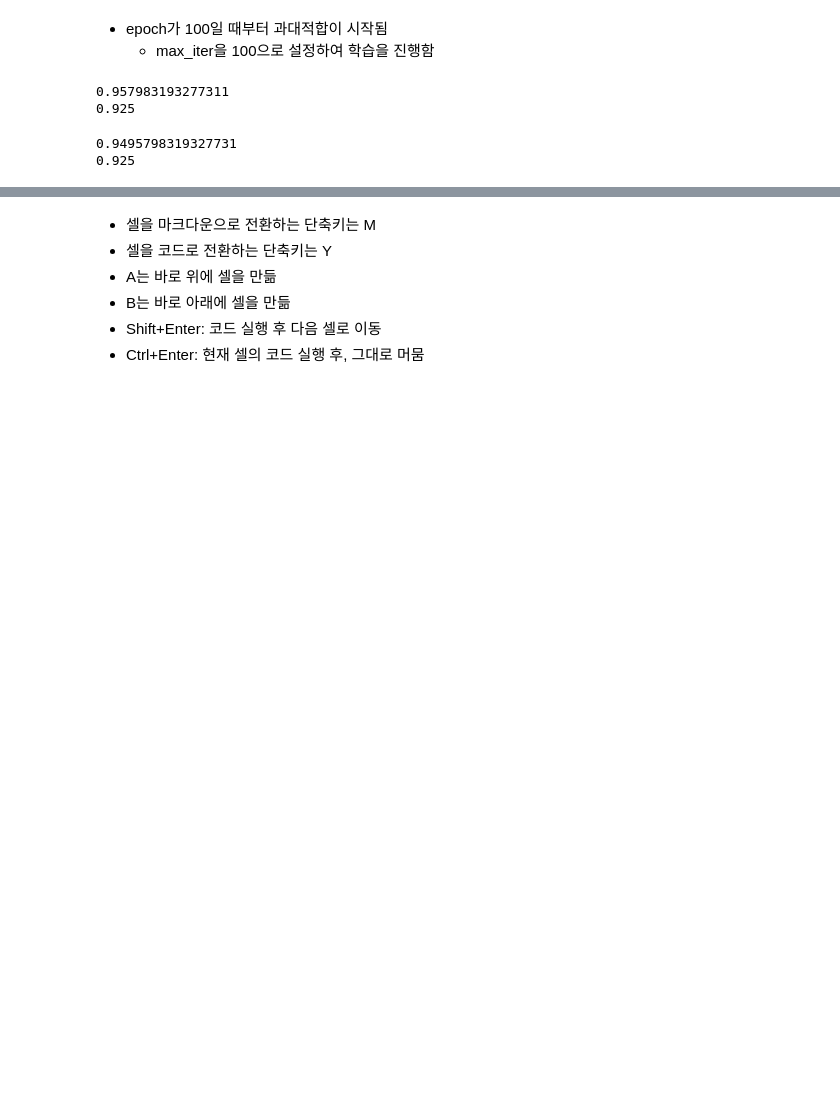
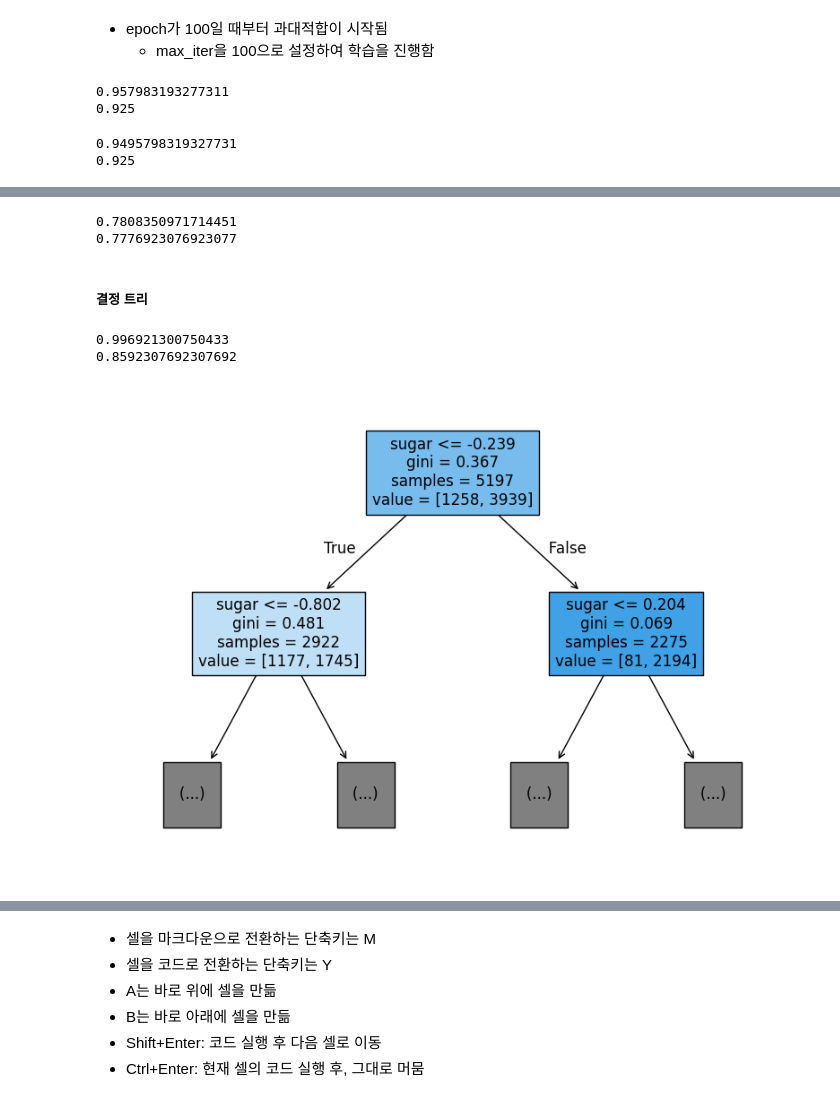
Before and after one commit to yccho1004/pythonBasic, a Jupyter notebook: HonGong-ML-DL_py/basics.ipynb, the cells around one changed output, grey strips where cells are left out. Saved outputs shown, nothing was run; the diff lists cells and outputs as text; code cells hidden in the pictures; blank space fills up the shorter version.

```diff
--- a/HonGong-ML-DL_py/basics.ipynb
+++ b/HonGong-ML-DL_py/basics.ipynb
@@ -723,0 +762,50 @@ print(sc.score(test_scaled, test_target))
+# %%
+#전체 데이터에서 입력 데이터와 타깃 데이터를 추출함
+data = wine[['alcohol', 'sugar', 'pH']]
+target = wine['class']
+
+#입력 데이터와 타깃 데이터를 훈련 세트와 테스트 세트로 나눔
+from sklearn.model_selection import train_test_split
+train_input, test_input, train_target, test_target = train_test_split(data, target, test_size=0.2, random_state=42) #test_size를 지정하지 않으면 25%를 지정함. 여기서는 20%만 지정하도록 함
+#print(train_input.shape, test_input.shape) #->(5197, 3) (1300, 3)
+
+#입력 데이터의 정규화(DataFrame이 넘파이 배열로 반환됨)
+from sklearn.preprocessing import StandardScaler
+ss = StandardScaler()
+ss.fit(train_input)
+train_scaled = ss.transform(train_input) #DataFrame이 넘파이 배열로 반환됨
+test_scaled = ss.transform(test_input)
+
+#로지스틱 회귀 모델을 사용한 학습
+from sklearn.linear_model import LogisticRegression
+lr = LogisticRegression()
+lr.fit(train_scaled, train_target)
+print(lr.score(train_scaled, train_target))
+print(lr.score(test_scaled, test_target))
+# %% [output]
+0.7808350971714451
+0.7776923076923077
+# %% [markdown]
+##### 결정 트리
+# %%
+#결정 트리 알고리즘 적용
+from sklearn.tree import DecisionTreeClassifier
+dt = DecisionTreeClassifier(random_state=42) #random_state는 기존 결과와 같은 맥락을 유지하기 위해 사용한 것이며, 실전에서는 필요치 않음
+dt.fit(train_scaled, train_target)
+print(dt.score(train_scaled, train_target))
+print(dt.score(test_scaled, test_target))
+
+#dt의 tree 출력
+import matplotlib.pyplot as plt
+from sklearn.tree import plot_tree
+plt.figure(figsize=(10,7))
+#plot_tree(dt)
+#plt.show()
+
+#결정 트리에서 노드를 1단계만 출력, 색상 지정, 특성 이름 출력으로 설정
+plot_tree(dt, max_depth=1, filled=True, feature_names=['alcohol', 'sugar', 'pH'])
+plt.show()
+# %% [output]
+0.996921300750433
+0.8592307692307692
+[figure, added]
```
Also changed, not shown: parts of 10 cells of this notebook.
